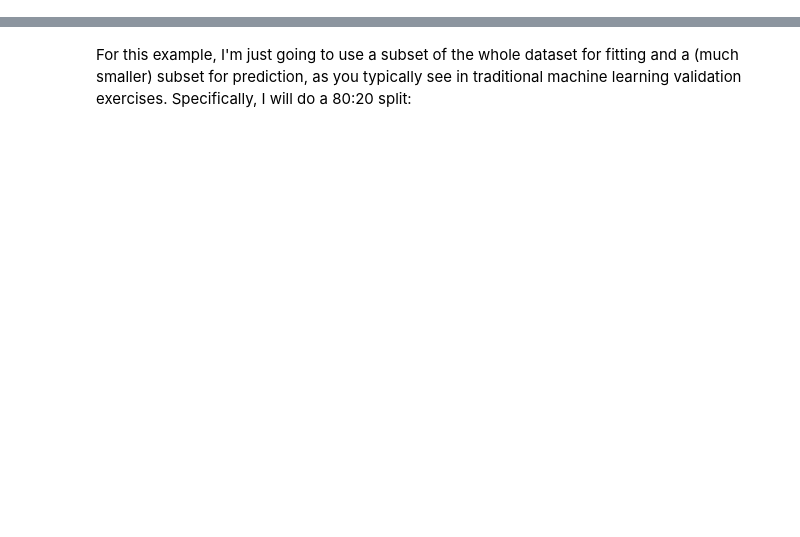
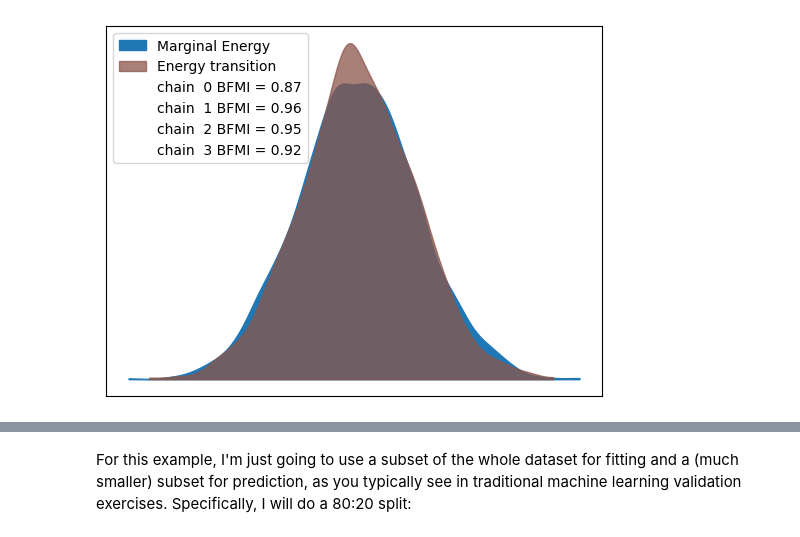
Before and after one commit to fonnesbeck/bayesian_marcel, a Jupyter notebook: marcel.ipynb, the cells around one changed output, grey strips where cells are left out. Cells and saved outputs as stored; diff of their text form; code cells hidden in the pictures; blank space fills up the shorter version.

```diff
--- a/marcel.ipynb
+++ b/marcel.ipynb
@@ -213,0 +119,3 @@ assert (y.index==X.index).all()
+# %%
+year = 2020
+hard_hit_subset.query("(Season >= @year) & (Season <= @year + 3)").copy().sort_values(['Name', 'Season'])
@@ -213,0 +221,25 @@ assert (y.index==X.index).all()
+# %%
+season_idx, batter_idx, HardHit, Events = hard_hit_subset[['season_idx', 'batter_idx', 'HardHit', 'Events']].to_numpy().T
+# %%
+coords = {
+    'batter': batters.values,
+    'season': seasons.values,
+}
+
+with pm.Model(coords=coords) as marcel:
+
+    rho = pm.Normal("rho", shape=4)
+    sigma = pm.HalfNormal("sigma", 1)
+    logp = pm.AR("logp", rho=rho, sigma=sigma, constant=True, dims=("batter","season"))
+
+    prediction = pm.math.invlogit(logp[batter_idx, season_idx])
+
+    # Likelihood of observed hard hits
+    pm.Binomial("prediction_like", n=Events, p=prediction, observed=HardHit)
+# %%
+with marcel:
+    trace = pm.sample(nuts_sampler="numpyro")
+# %%
+az.plot_energy(trace);
+# %% [output]
+[figure, added]
```
Also changed, not shown: parts of 45 cells of this notebook.
